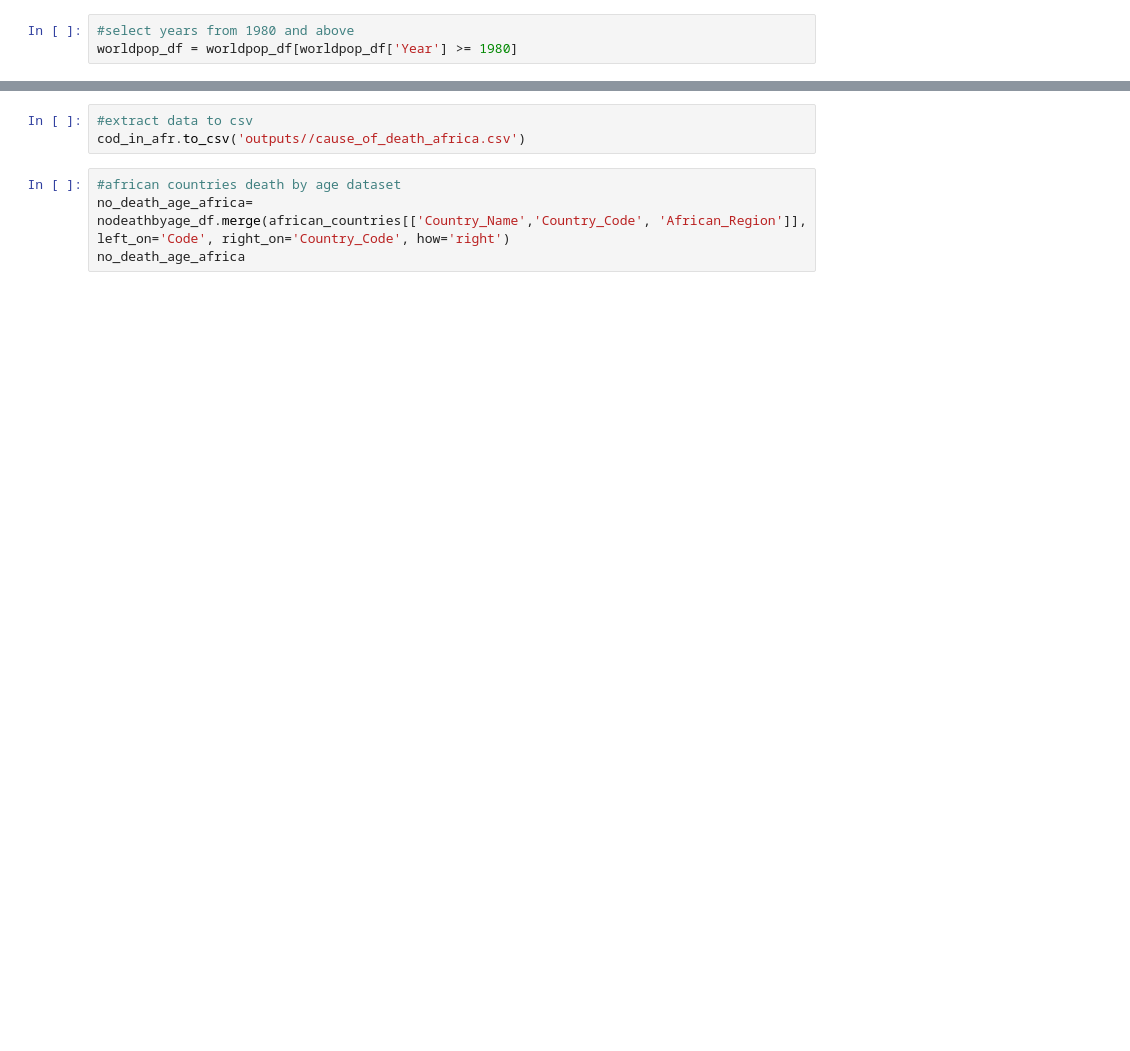
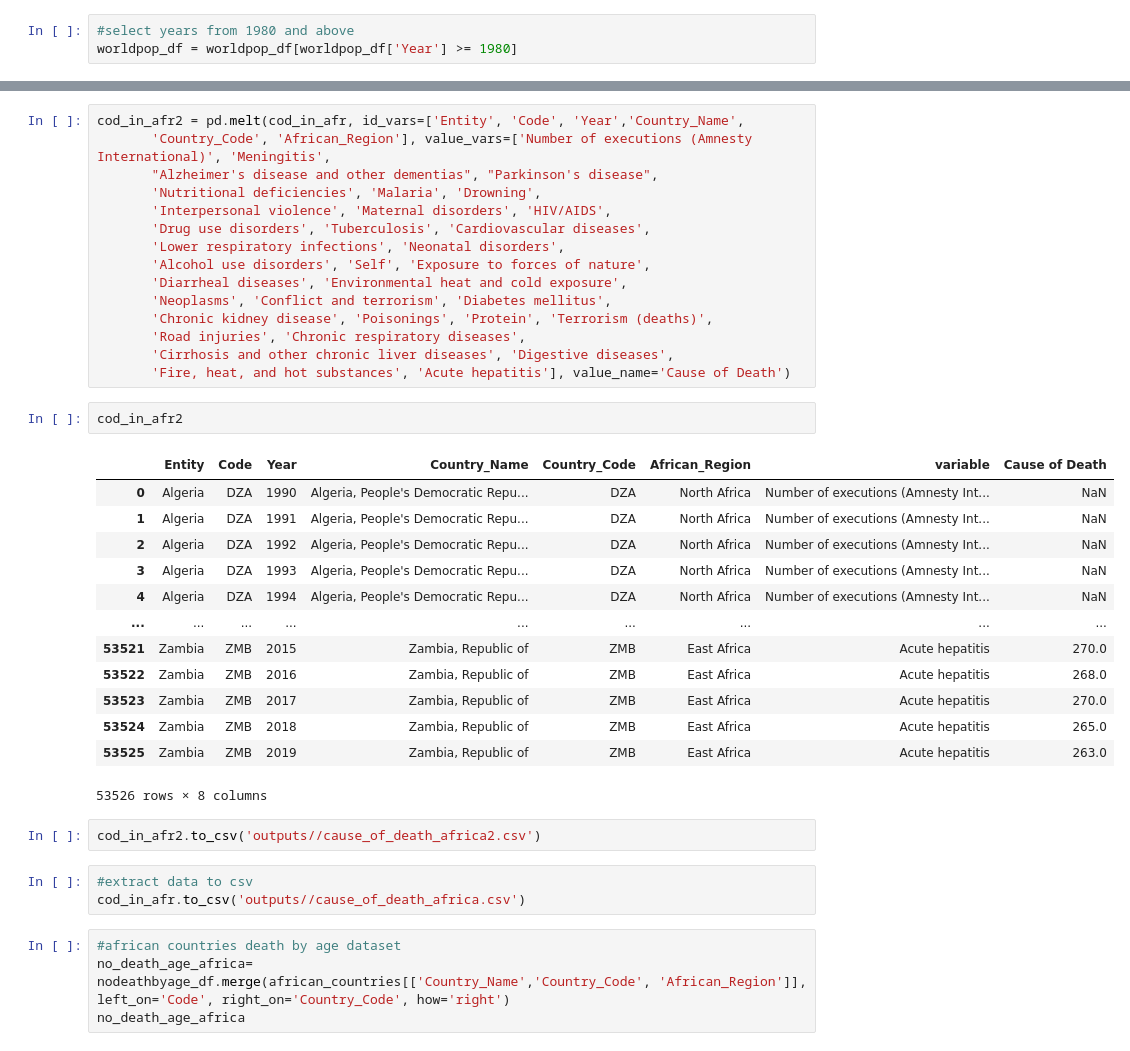
Before and after one commit to joshuaati/10AnalyticsHackaton, a Jupyter notebook: main.ipynb, the cells around one changed output, grey strips where cells are left out. Cells and saved outputs as stored; diff of their text form; blank space fills up the shorter version.

```diff
--- a/main.ipynb
+++ b/main.ipynb
@@ -56,3 +179,36 @@ cod_in_afr.head(2)
+# %%
+cod_in_afr2 = pd.melt(cod_in_afr, id_vars=['Entity', 'Code', 'Year','Country_Name',
+       'Country_Code', 'African_Region'], value_vars=['Number of executions (Amnesty International)', 'Meningitis',
+       "Alzheimer's disease and other dementias", "Parkinson's disease",
+       'Nutritional deficiencies', 'Malaria', 'Drowning',
+       'Interpersonal violence', 'Maternal disorders', 'HIV/AIDS',
+       'Drug use disorders', 'Tuberculosis', 'Cardiovascular diseases',
+       'Lower respiratory infections', 'Neonatal disorders',
+       'Alcohol use disorders', 'Self', 'Exposure to forces of nature',
+       'Diarrheal diseases', 'Environmental heat and cold exposure',
+       'Neoplasms', 'Conflict and terrorism', 'Diabetes mellitus',
+       'Chronic kidney disease', 'Poisonings', 'Protein', 'Terrorism (deaths)',
+       'Road injuries', 'Chronic respiratory diseases',
+       'Cirrhosis and other chronic liver diseases', 'Digestive diseases',
+       'Fire, heat, and hot substances', 'Acute hepatitis'], value_name='Cause of Death')
+# %%
+cod_in_afr2
+# %% [output]
+|  | Entity | Code | Year | Country_Name | Country_Code | African_Region | variable | Cause of Death |
+| 0 | Algeria | DZA | 1990 | Algeria, People's Democratic Repu... | DZA | North Africa | Number of executions (Amnesty Int... | NaN |
+| 1 | Algeria | DZA | 1991 | Algeria, People's Democratic Repu... | DZA | North Africa | Number of executions (Amnesty Int... | NaN |
+| 2 | Algeria | DZA | 1992 | Algeria, People's Democratic Repu... | DZA | North Africa | Number of executions (Amnesty Int... | NaN |
+| 3 | Algeria | DZA | 1993 | Algeria, People's Democratic Repu... | DZA | North Africa | Number of executions (Amnesty Int... | NaN |
+| 4 | Algeria | DZA | 1994 | Algeria, People's Democratic Repu... | DZA | North Africa | Number of executions (Amnesty Int... | NaN |
+| ... | ... | ... | ... | ... | ... | ... | ... | ... |
+| 53521 | Zambia | ZMB | 2015 | Zambia, Republic of | ZMB | East Africa | Acute hepatitis | 270.0 |
+| 53522 | Zambia | ZMB | 2016 | Zambia, Republic of | ZMB | East Africa | Acute hepatitis | 268.0 |
+| 53523 | Zambia | ZMB | 2017 | Zambia, Republic of | ZMB | East Africa | Acute hepatitis | 270.0 |
+| 53524 | Zambia | ZMB | 2018 | Zambia, Republic of | ZMB | East Africa | Acute hepatitis | 265.0 |
+| 53525 | Zambia | ZMB | 2019 | Zambia, Republic of | ZMB | East Africa | Acute hepatitis | 263.0 |
+53526 rows × 8 columns
+# %%
+cod_in_afr2.to_csv('outputs//cause_of_death_africa2.csv')
 # %%
 #extract data to csv
 cod_in_afr.to_csv('outputs//cause_of_death_africa.csv')
```
Also changed, not shown: parts of 26 cells of this notebook, 3 other files.
